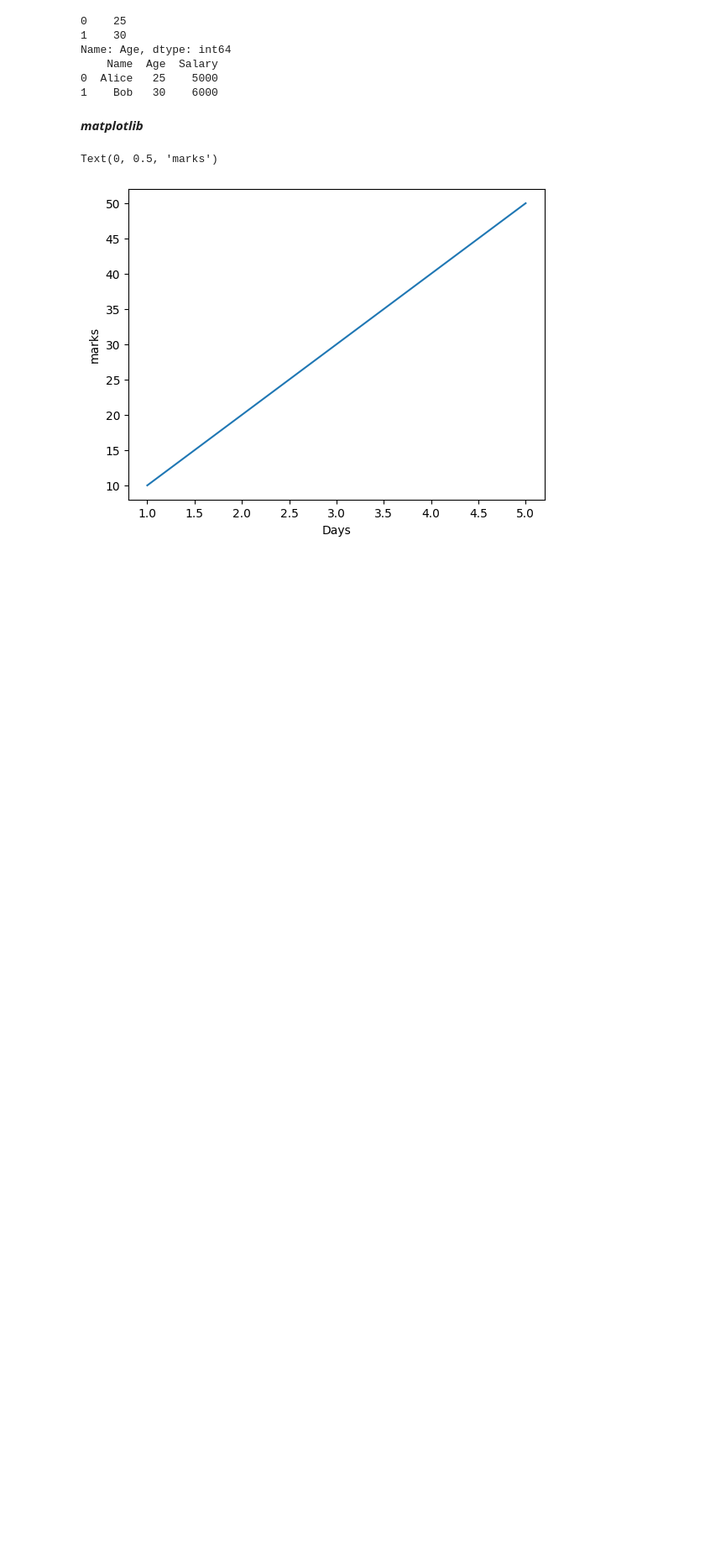
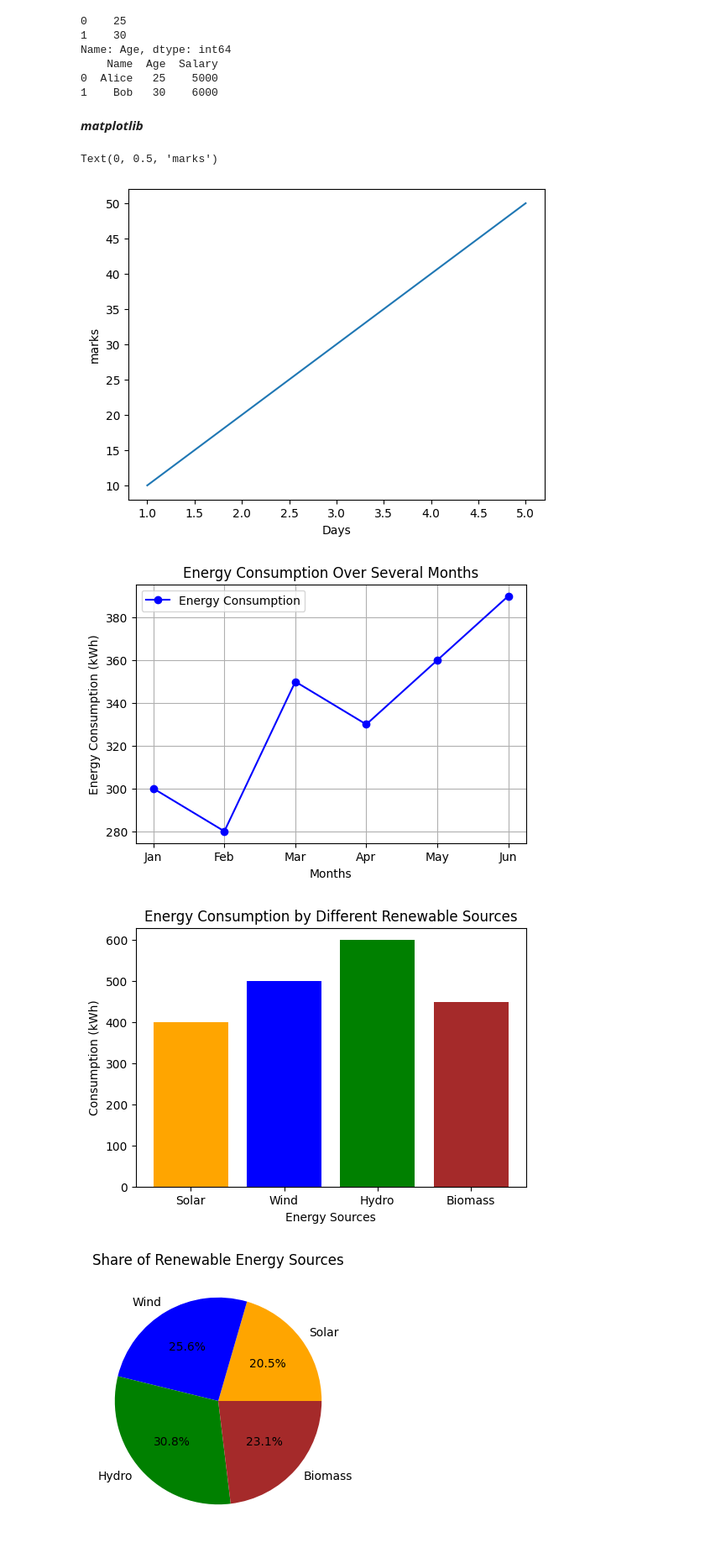
Before and after one commit to Ashitharaj12/INTERNSHIP, a Jupyter notebook: offline_day_1.ipynb, the cells around one changed output. Shown: that part at 84% size. Saved outputs shown, nothing was run; the diff lists cells and outputs as text; code cells hidden in the pictures; blank space fills up the shorter version.

```diff
--- a/offline_day_1.ipynb
+++ b/offline_day_1.ipynb
@@ -107,3 +107,66 @@ plt.ylabel("marks")
 # %% [output]
 Text(0, 0.5, 'marks')
 [figure]
+# %%
+import matplotlib.pyplot as plt
+import numpy as np
+
+# 1. Line Plot: Plotting Energy Consumption Over Several Months
+months = ["Jan", "Feb", "Mar", "Apr", "May", "Jun"]
+energy_consumption = [300, 280, 350, 330, 360, 390]
+
+plt.figure(figsize=(6, 4))
+plt.plot(months, energy_consumption, marker='o', linestyle='-', color='b', label="Energy Consumption")
+plt.xlabel("Months")
+plt.ylabel("Energy Consumption (kWh)")
+plt.title("Energy Consumption Over Several Months")
+plt.legend()
+plt.grid(True)
+plt.show()
+
+# 2. Bar Chart: Comparing Energy Consumption by Different Renewable Energy Sources
+sources = ["Solar", "Wind", "Hydro", "Biomass"]
+consumption = [400, 500, 600, 450]
+
+plt.figure(figsize=(6, 4))
+plt.bar(sources, consumption, color=['orange', 'blue', 'green', 'brown'])
+plt.xlabel("Energy Sources")
+plt.ylabel("Consumption (kWh)")
+plt.title("Energy Consumption by Different Renewable Sources")
+plt.show()
+
+# 3. Pie Chart: Showing the Share of Each Renewable Energy Source in Total Energy Consumption
+plt.figure(figsize=(6, 4))
+plt.pie(consumption, labels=sources, autopct='%1.1f%%', colors=['orange', 'blue', 'green', 'brown'])
+plt.title("Share of Renewable Energy Sources")
+plt.show()
+
+# 4. Scatter Plot: Analyzing the Relationship Between Energy Consumption and Carbon Emissions
+energy_use = np.array([100, 200, 300, 400, 500, 600])
+carbon_emissions = np.array([10, 20, 35, 50, 65, 80])
+
+plt.figure(figsize=(6, 4))
+plt.scatter(energy_use, carbon_emissions, color='red', marker='o')
+plt.xlabel("Energy Consumption (kWh)")
+plt.ylabel("Carbon Emissions (kg CO2)")
+plt.title("Energy Consumption vs. Carbon Emissions")
+plt.grid(True)
+plt.show()
+
+# 5. Customization: Customizing a Bar Chart with Titles, Labels, Legends, and Adjust Styles
+plt.figure(figsize=(6, 4))
+bars = plt.bar(sources, consumption, color=['orange', 'blue', 'green', 'brown'])
+plt.xlabel("Energy Sources")
+plt.ylabel("Consumption (kWh)")
+plt.title("Customized Bar Chart")
+
+# Adding value labels on top of bars
+for bar in bars:
+    yval = bar.get_height()
+    plt.text(bar.get_x() + bar.get_width()/2, yval, int(yval), ha='center', va='bottom')
+
+plt.show()
+# %% [output]
+[figure, added]
+[figure, added]
+[figure, added]
```
Also changed, not shown: parts of 1 cell of this notebook.
